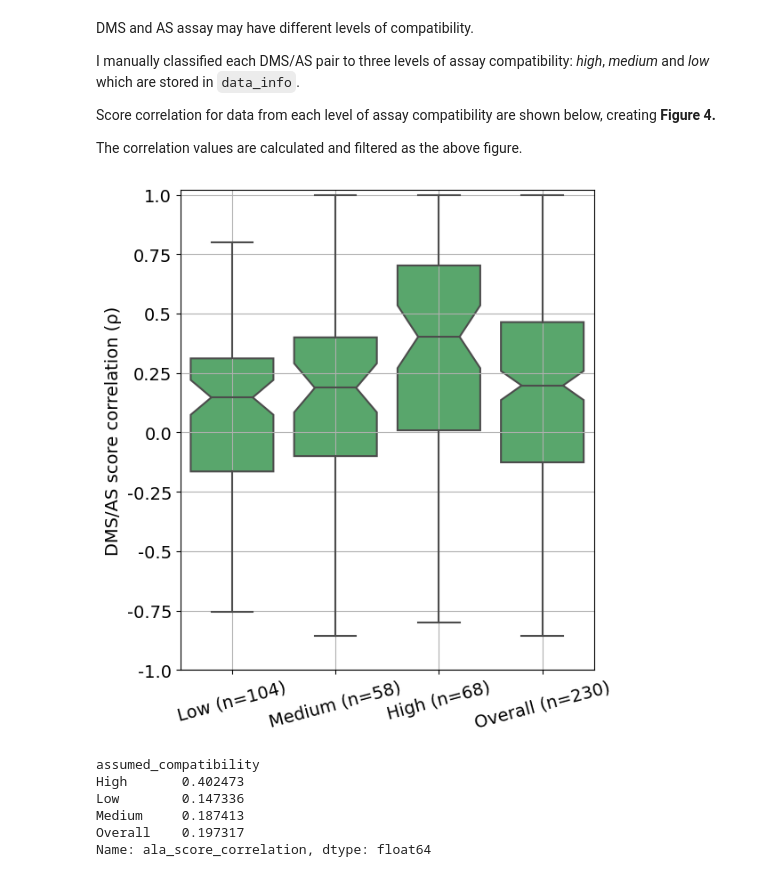
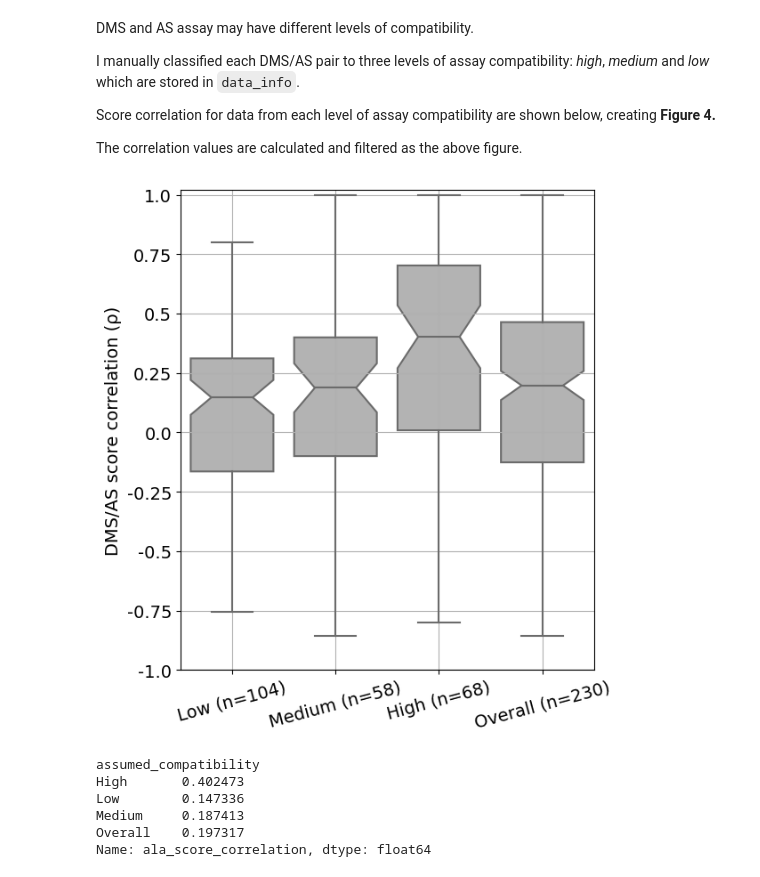
Before and after one commit to PapenfussLab/DMS_with_Alanine_scan, a Jupyter notebook: jupyter_code/P1_Statistics_of_curated_data.ipynb, the cells around one changed output. Cells and saved outputs as stored; diff of their text form; code cells hidden in the pictures.

```diff
--- a/jupyter_code/P1_Statistics_of_curated_data.ipynb
+++ b/jupyter_code/P1_Statistics_of_curated_data.ipynb
@@ -223,30 +225,30 @@ The correlation values are calculated and filtered as the above figure.
 # %%
 work_data = data_info[['assumed_compatibility', 'ala_score_correlation', 'n_ala']]
 work_data = work_data.query("n_ala >= 3")  # Small ones are removed whose values are usually -1, 0 or 1.
 
 # Add overall result.
 all_data = work_data.copy()
 all_data['assumed_compatibility'] = 'Overall'
 work_data = pd.concat([work_data, all_data], ignore_index=True, sort=False)
 
 fig, ax = plt.subplots(1, 1, figsize=(6, 7))
 fig.patch.set_facecolor('w')
 sns.boxplot(x='assumed_compatibility', y='ala_score_correlation', data=work_data, whis=np.inf, notch=True,
-            color=(0.3, 0.7, 0.4, 1.0), order=['Low', 'Medium', 'High', 'Overall'],
+            color=(0.7,)*3, order=['Low', 'Medium', 'High', 'Overall'],
             ax=ax)
 # Add pair counts to tick labels.
 xticklabels = [x+' (n='+str(len(work_data.query("assumed_compatibility == @x")))+')'
                for x in ['Low', 'Medium', 'High', 'Overall']]
 ax.set_xticklabels(xticklabels, fontsize=14, rotation=15)
 ax.set_ylabel('DMS/AS score correlation (ρ)', fontsize=14)
 ax.set_xlabel('')
 ax.set_yticks(ax.get_yticks())
 ax.set_yticklabels(ax.get_yticks(), fontsize=14)
 ax.set_ylim([-1,1.02])
 ax.grid()
 plt.show()
 # %% [output]
-[figure, old version]
+[figure, new version]
 # %%
 work_data.groupby('assumed_compatibility')['ala_score_correlation'].median()
 # %% [output]
```
Also changed, not shown: parts of 5 cells of this notebook, 16 other files.
